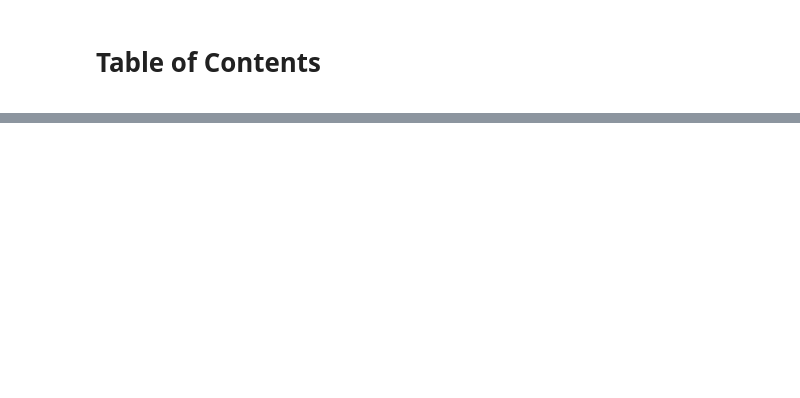
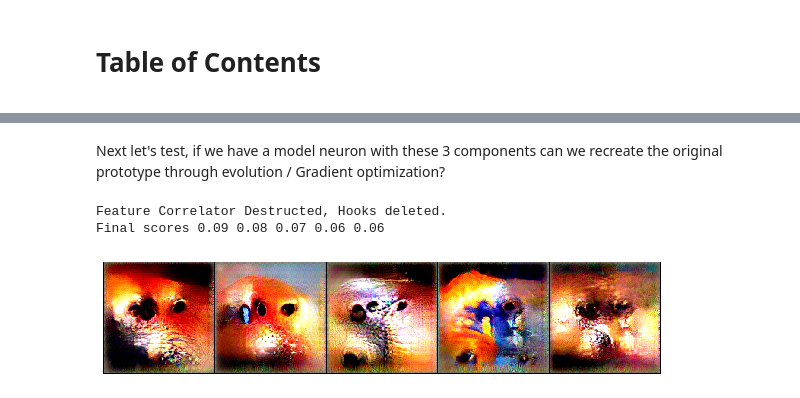
Before and after one commit to Animadversio/Visual_Neuron_Modelling, a Jupyter notebook: CorrFeatTsr_factor_analysis.ipynb, the cells around one changed output, grey strips where cells are left out. Cells and saved outputs as stored; diff of their text form; code cells hidden in the pictures; blank space fills up the shorter version.

```diff
--- a/CorrFeatTsr_factor_analysis.ipynb
+++ b/CorrFeatTsr_factor_analysis.ipynb
@@ -110,0 +238,16 @@ NMF explained variance 0.429
+# %% [markdown]
+Next let's test, if we have a model neuron with these 3 components can we recreate the original prototype through
+evolution / Gradient optimization?
+# %%
+padded_mask = np.pad(Hmaps[:,:,:], ((bdr,bdr),(bdr,bdr),(0,0)), mode="constant")
+DR_Wtsr = torch.from_numpy(np.einsum("ij,klj->ikl", ccfactor[:, :], padded_mask))
+scorer = CorrFeatScore()
+scorer.register_hooks(VGG, layer, netname="vgg16")
+scorer.register_weights({layer: DR_Wtsr}) #
+finimgs, mtg, score_traj = corr_GAN_visualize(G, scorer, VGG.features, preprocess, layername=layer, lr=0.05,
+      MAXSTEP=125, imshow=True, verbose=False, langevin_eps=0.03, Bsize=5)
+scorer.clear_hook()
+# %% [output]
+Feature Correlator Destructed, Hooks deleted.
+Final scores 0.09 0.08 0.07 0.06 0.06
+[figure, added]
```
Also changed, not shown: parts of 54 cells of this notebook, 3 other files.
